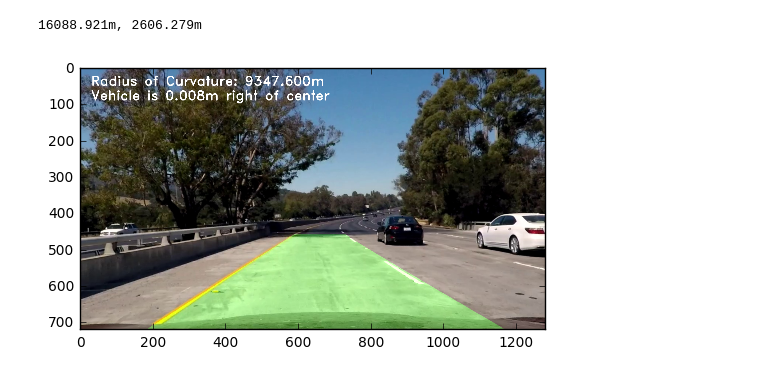
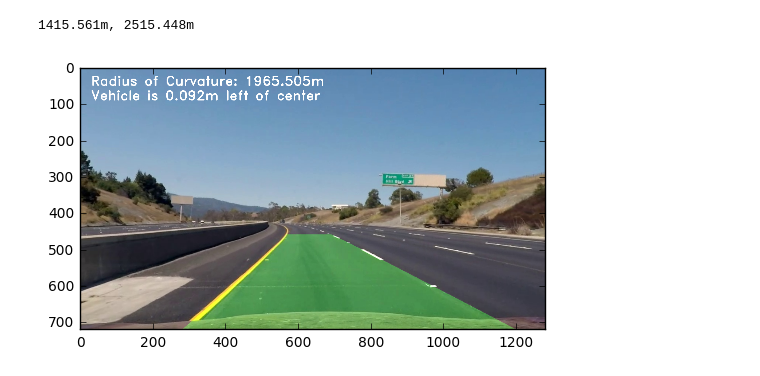
Before and after one commit to mykim12/Udacity-CarND, a Jupyter notebook: Projects/term1/CarND-AdvancedLaneFinding-P4/CarND-Advanced-Lane-Lines/pipeline.ipynb, the cells around one changed output. Drawn from its saved outputs; the diff is of its cells as text; code cells hidden in the pictures.

Commit message:
latest version

```diff
--- a/Projects/term1/CarND-AdvancedLaneFinding-P4/CarND-Advanced-Lane-Lines/pipeline.ipynb
+++ b/Projects/term1/CarND-AdvancedLaneFinding-P4/CarND-Advanced-Lane-Lines/pipeline.ipynb
@@ -874,14 +837,7 @@ DT.undistort()
 #------------------------------------------------------------
 # STEP 2. APPLY ON A TEST image
 #------------------------------------------------------------
-#test_img = mpimg.imread("./test_images/test2.jpg")
-#test_img = mpimg.imread("./vid_images_latest/orig/frame_00262-orig.jpg")
-test_img = mpimg.imread("./vid_images_latest/orig/frame_00019-orig.jpg")
-#test_img = mpimg.imread("./vid_images_latest/orig/frame_00517-orig.jpg")
-#test_img = mpimg.imread("./vid_images_latest/orig/frame_00564-orig.jpg")
-#test_img = mpimg.imread("./vid_images_latest/orig/frame_01019-orig.jpg")
-#test_img = mpimg.imread("./vid_images_latest/orig/frame_01046-orig.jpg")
-#test_img = mpimg.imread("./vid_images_latest/orig/frame_00712-orig.jpg")
+test_img = mpimg.imread("./test_images/test2.jpg")
 test_img_undist = DT.undistort(test_img)
 mpimg.imsave("./output_images/test2_undistorted.jpg", test_img_undist)
 # %%
@@ -981,11 +932,13 @@ PN.visualize_next()
 # %%
     #------------------------------------------------------------
     # STEP 6. MEASURE CURVATURE AND MAP LANE BACK TO THE REAL-WORLD IMAGE
     #------------------------------------------------------------
-    PN.measureCurvature_and_mapLane(_img=test_img_undist, _Minv=WP.Minv)
+    final_img = PN.measureCurvature_and_mapLane(_img=test_img_undist, _Minv=WP.Minv, _save=False)
+    if True:
+        mpimg.imsave("./vid_images_latest/frame_00021.jpg", final_img)
 # %% [output]
-16088.921m, 2606.279m
+1415.561m, 2515.448m
-[figure, old version]
+[figure, new version]
 # %%
     #------------------------------------------------------------
     # STEP 7. VIDEO PROCESSING
```
Also changed, not shown: parts of 9 cells of this notebook.
